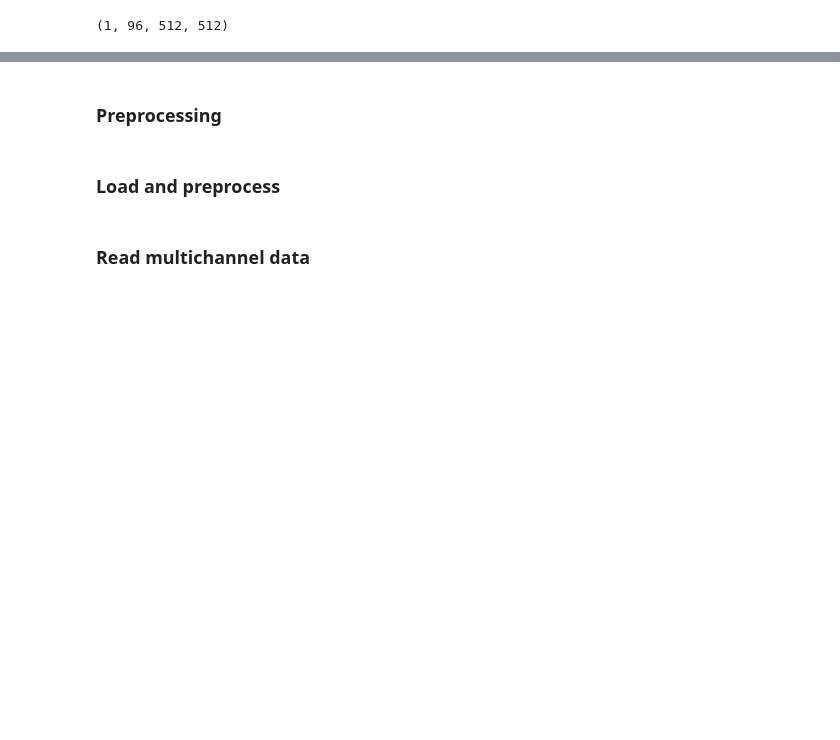
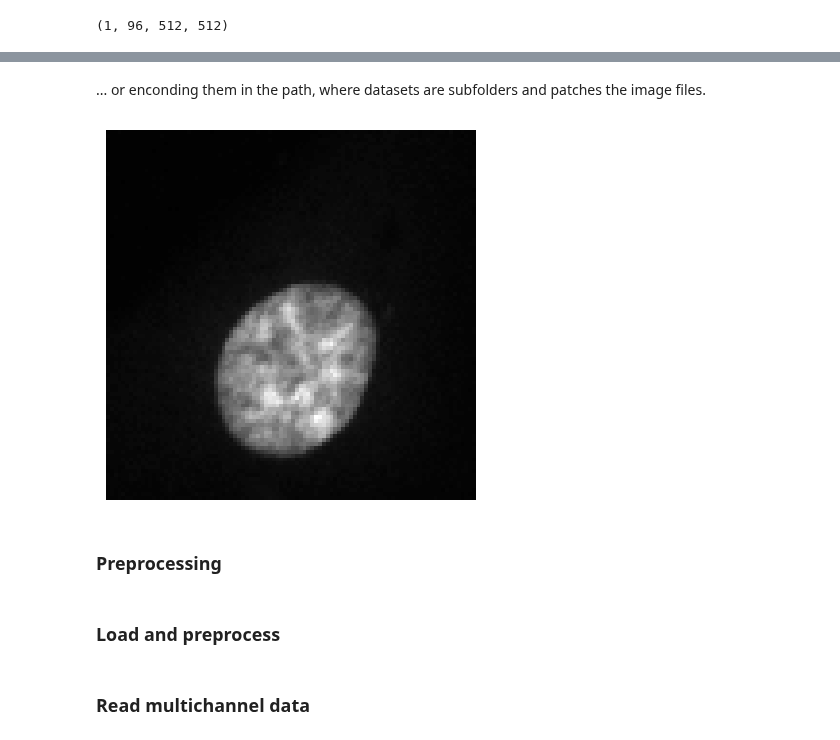
Before and after one commit to bmandracchia/bioMONAI, a Jupyter notebook: _proc/02_io.ipynb, the cells around one changed output, grey strips where cells are left out. Cells and saved outputs as stored; diff of their text form; code cells hidden in the pictures; blank space fills up the shorter version.

```diff
--- a/_proc/02_io.ipynb
+++ b/_proc/02_io.ipynb
@@ -114,3 +124,11 @@ plot_image(im[0])
+# %% [markdown]
+... or enconding them in the path, where datasets are subfolders and patches the image files.
+# %%
+f = file_path + '/' + dataset_name + '/' + '%d'%(patch_num)
+im , _ = hdf5_reader()(f)
+plot_image(im[0])
+# %% [output]
+[figure, added]
 # %% [markdown]
 ### Preprocessing
 # %% [markdown]
```
Also changed, not shown: parts of 17 cells of this notebook, 44 other files.
